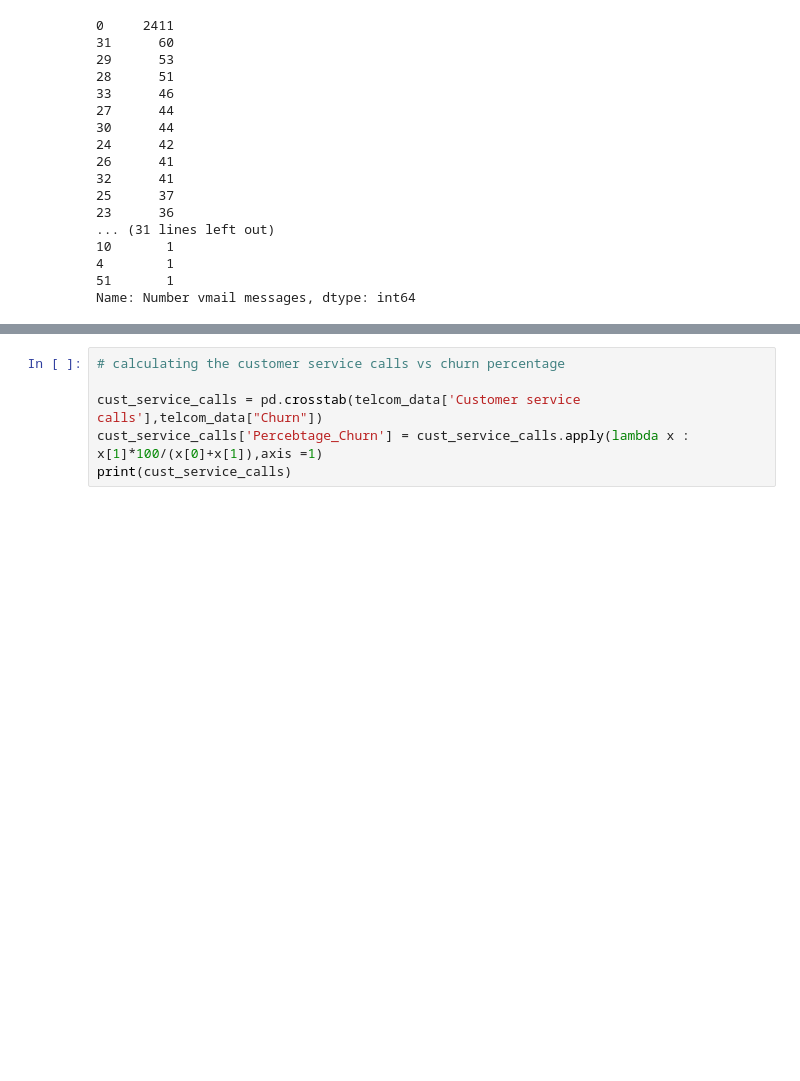
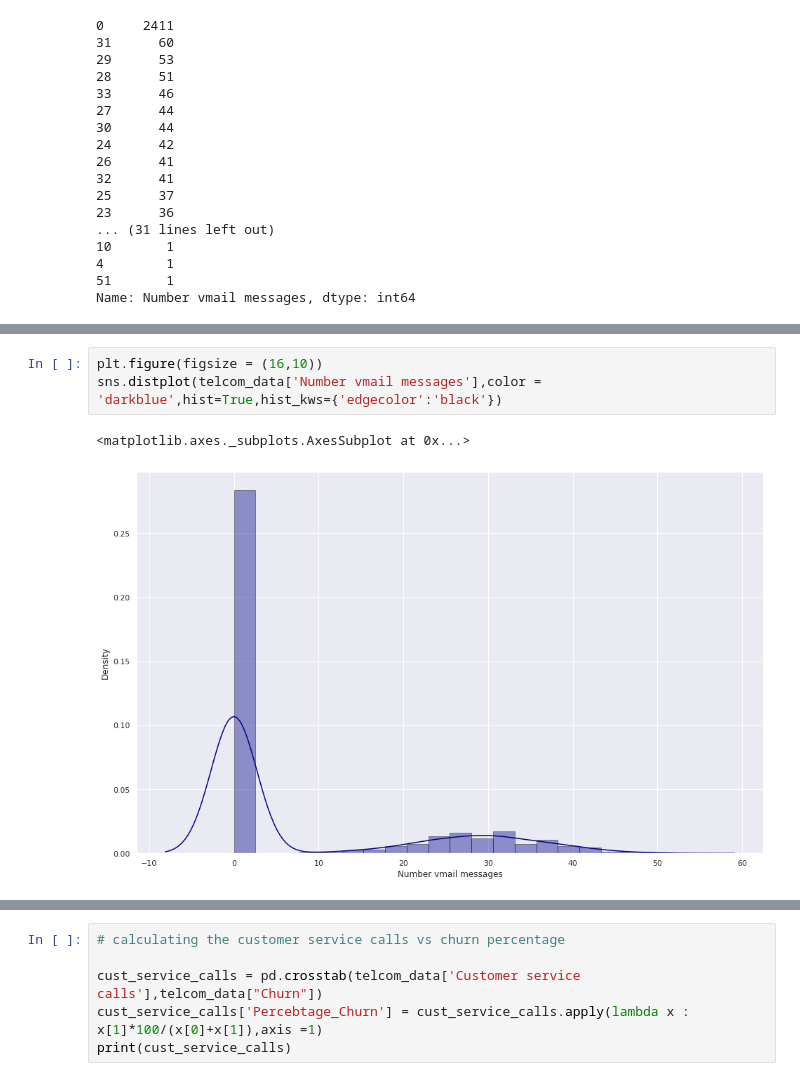
Before and after one commit to SampannaMishra/telecom-churn-analysis, a Jupyter notebook: Sampanna_Telecom_Churn_Analysis_Capstone_Project.ipynb, the cells around one changed output, grey strips where cells are left out. Drawn from its saved outputs; the diff is of its cells as text; blank space fills up the shorter version.

```diff
--- a/Sampanna_Telecom_Churn_Analysis_Capstone_Project.ipynb
+++ b/Sampanna_Telecom_Churn_Analysis_Capstone_Project.ipynb
@@ -432,0 +398,6 @@ plt.show()
+# %%
+plt.figure(figsize = (16,10))
+sns.distplot(telcom_data['Number vmail messages'],color = 'darkblue',hist=True,hist_kws={'edgecolor':'black'})
+# %% [output]
+<matplotlib.axes._subplots.AxesSubplot at 0x...>
+[figure, added]
```
Also changed, not shown: parts of 24 cells of this notebook.
